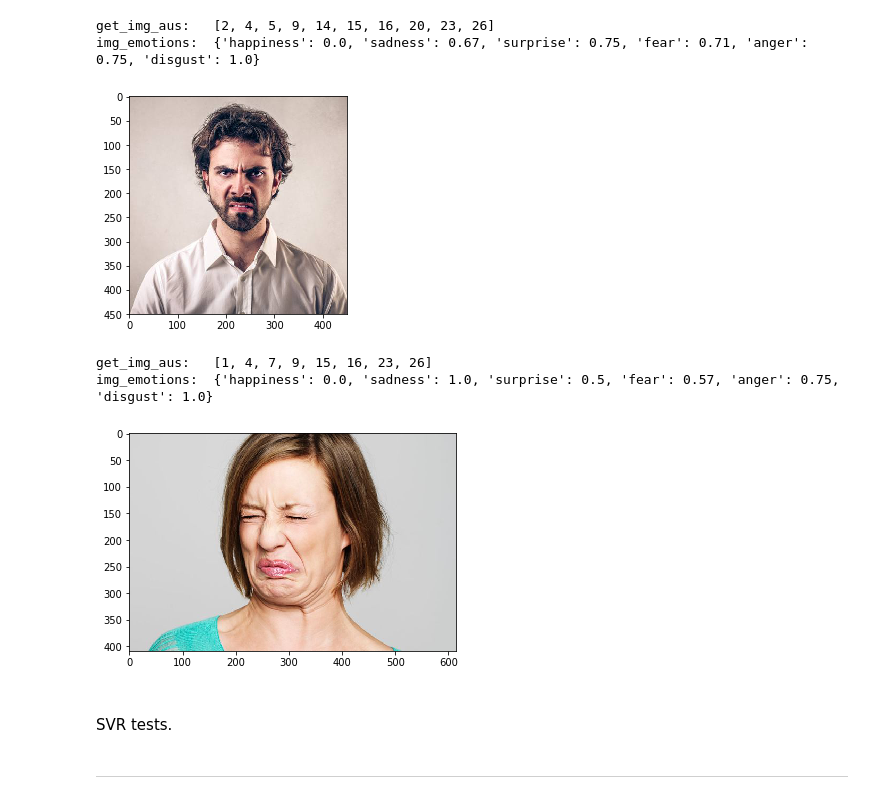
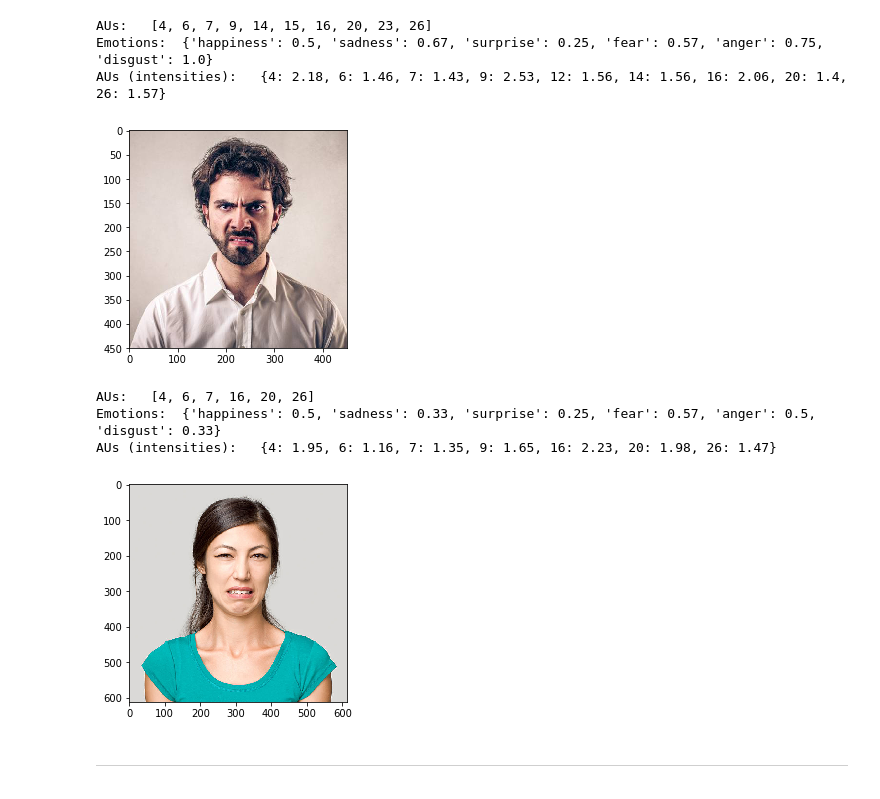
Before and after one commit to lucaArrotta/Python-library-for-Action-Unit-and-Emotion-recognition-with-CNNs-SVMs-and-SVRs, a Jupyter notebook: test_au_lib.ipynb, the cells around one changed output. Saved outputs shown, nothing was run; the diff lists cells and outputs as text; code cells hidden in the pictures.

```diff
--- a/test_au_lib.ipynb
+++ b/test_au_lib.ipynb
@@ -56,22 +63,23 @@ img_emotions:  {'happiness': 0.0, 'sadness': 0.67, 'surprise': 0.5, 'fear': 0.71
 img = Image.open("images/test_anger.jpg")
 print("AUs:  ", au_lib.get_img_aus_occurencies(img))
 print("Emotions: ", au_lib.get_img_emotions_occurencies(img))
-show_image_from_path("images/test_anger.jpg")
+print("AUs (intensities):  ", au_lib.get_img_aus_intensities(img))
+show_image(img)
 # %% [output]
-get_img_aus:   [2, 4, 5, 9, 14, 15, 16, 20, 23, 26]
-img_emotions:  {'happiness': 0.0, 'sadness': 0.67, 'surprise': 0.75, 'fear': 0.71, 'anger': 0.75, 'disgust': 1.0}
+AUs:   [4, 6, 7, 9, 14, 15, 16, 20, 23, 26]
+Emotions:  {'happiness': 0.5, 'sadness': 0.67, 'surprise': 0.25, 'fear': 0.57, 'anger': 0.75, 'disgust': 1.0}
+AUs (intensities):   {4: 2.18, 6: 1.46, 7: 1.43, 9: 2.53, 12: 1.56, 14: 1.56, 16: 2.06, 20: 1.4, 26: 1.57}
 [figure]
 # %%
 img = Image.open("images/test_disgust.jpg")
 print("AUs:  ", au_lib.get_img_aus_occurencies(img))
 print("Emotions: ", au_lib.get_img_emotions_occurencies(img))
-show_image_from_path("images/test_disgust.jpg")
+print("AUs (intensities):  ", au_lib.get_img_aus_intensities(img))
+show_image(img)
 # %% [output]
-get_img_aus:   [1, 4, 7, 9, 15, 16, 23, 26]
-img_emotions:  {'happiness': 0.0, 'sadness': 1.0, 'surprise': 0.5, 'fear': 0.57, 'anger': 0.75, 'disgust': 1.0}
+AUs:   [4, 6, 7, 16, 20, 26]
+Emotions:  {'happiness': 0.5, 'sadness': 0.33, 'surprise': 0.25, 'fear': 0.57, 'anger': 0.5, 'disgust': 0.33}
+AUs (intensities):   {4: 1.95, 6: 1.16, 7: 1.35, 9: 1.65, 16: 2.23, 20: 1.98, 26: 1.47}
-[figure, old version]
+[figure, new version]
-# %% [markdown]
-<br>
-SVR tests.
 # %% [markdown]
 ***
```
Also changed, not shown: parts of 9 cells of this notebook, 12 other files.
